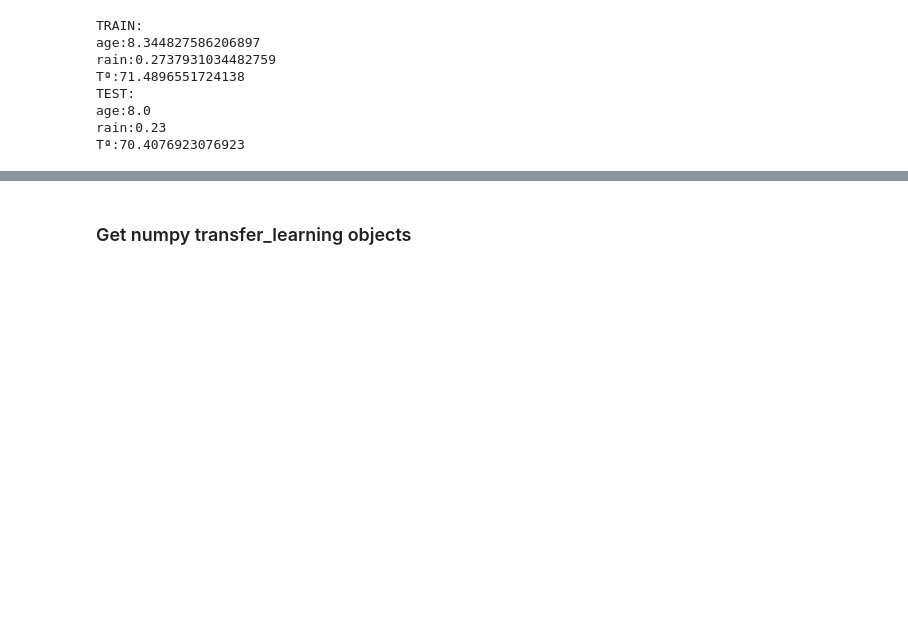
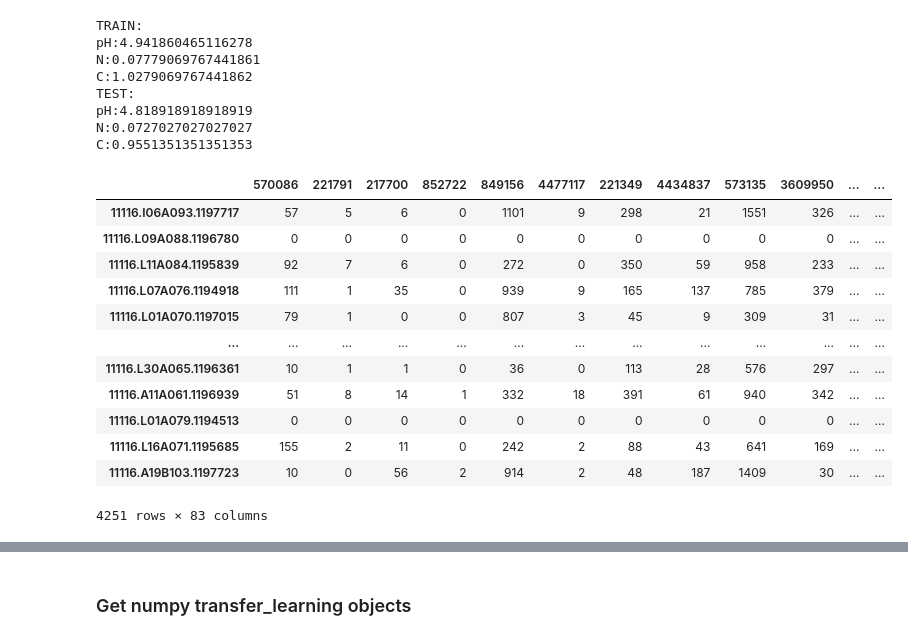
Before and after one commit to jorgemf/DeepLatentMicrobiome, a Jupyter notebook: model_LRandDense_transferLearningMaarastawi2018_order.ipynb, the cells around one changed output, grey strips where cells are left out. Saved outputs shown, nothing was run; the diff lists cells and outputs as text; code cells hidden in the pictures; blank space fills up the shorter version.

Commit message:
Updata transfer learning Maarastawi notebooks

```diff
--- a/model_LRandDense_transferLearningMaarastawi2018_order.ipynb
+++ b/model_LRandDense_transferLearningMaarastawi2018_order.ipynb
@@ -40,19 +45,35 @@ print(df_domain_transfer_learning_test.shape)
 # %%
 print('TRAIN:')
-print('age:' + str(df_domain_transfer_learning_train.loc[:,'age'].mean()))
-print('rain:' + str(df_domain_transfer_learning_train.loc[:,'Precipitation3Days'].mean()))
-print('Tª:' + str(df_domain_transfer_learning_train.loc[:,'Temperature'].mean()))
+print('pH:' + str(df_domain_transfer_learning_train.loc[:,'pH'].mean()))
+print('N:' + str(df_domain_transfer_learning_train.loc[:,'N'].mean()))
+print('C:' + str(df_domain_transfer_learning_train.loc[:,'C'].mean()))
 
 print('TEST:')
-print('age:' + str(df_domain_transfer_learning_test.loc[:,'age'].mean()))
-print('rain:' + str(df_domain_transfer_learning_test.loc[:,'Precipitation3Days'].mean()))
-print('Tª:' + str(df_domain_transfer_learning_test.loc[:,'Temperature'].mean()))
+print('pH:' + str(df_domain_transfer_learning_test.loc[:,'pH'].mean()))
+print('N:' + str(df_domain_transfer_learning_test.loc[:,'N'].mean()))
+print('C:' + str(df_domain_transfer_learning_test.loc[:,'C'].mean()))
 # %% [output]
 TRAIN:
-age:8.344827586206897
-rain:0.2737931034482759
-Tª:71.4896551724138
+pH:4.941860465116278
+N:0.07779069767441861
+C:1.0279069767441862
 TEST:
-age:8.0
-rain:0.23
-Tª:70.4076923076923
+pH:4.818918918918919
+N:0.0727027027027027
+C:0.9551351351351353
+# %%
+df_microbioma_train
+# %% [output]
+|  | 570086 | 221791 | 217700 | 852722 | 849156 | 4477117 | 221349 | 4434837 | 573135 | 3609950 | ... | ... |
+| 11116.I06A093.1197717 | 57 | 5 | 6 | 0 | 1101 | 9 | 298 | 21 | 1551 | 326 | ... | ... |
+| 11116.L09A088.1196780 | 0 | 0 | 0 | 0 | 0 | 0 | 0 | 0 | 0 | 0 | ... | ... |
+| 11116.L11A084.1195839 | 92 | 7 | 6 | 0 | 272 | 0 | 350 | 59 | 958 | 233 | ... | ... |
+| 11116.L07A076.1194918 | 111 | 1 | 35 | 0 | 939 | 9 | 165 | 137 | 785 | 379 | ... | ... |
+| 11116.L01A070.1197015 | 79 | 1 | 0 | 0 | 807 | 3 | 45 | 9 | 309 | 31 | ... | ... |
+| ... | ... | ... | ... | ... | ... | ... | ... | ... | ... | ... | ... | ... |
+| 11116.L30A065.1196361 | 10 | 1 | 1 | 0 | 36 | 0 | 113 | 28 | 576 | 297 | ... | ... |
+| 11116.A11A061.1196939 | 51 | 8 | 14 | 1 | 332 | 18 | 391 | 61 | 940 | 342 | ... | ... |
+| 11116.L01A079.1194513 | 0 | 0 | 0 | 0 | 0 | 0 | 0 | 0 | 0 | 0 | ... | ... |
+| 11116.L16A071.1195685 | 155 | 2 | 11 | 0 | 242 | 2 | 88 | 43 | 641 | 169 | ... | ... |
+| 11116.A19B103.1197723 | 10 | 0 | 56 | 2 | 914 | 2 | 48 | 187 | 1409 | 30 | ... | ... |
+4251 rows × 83 columns
```
Also changed, not shown: parts of 61 cells of this notebook, 12 other files.
